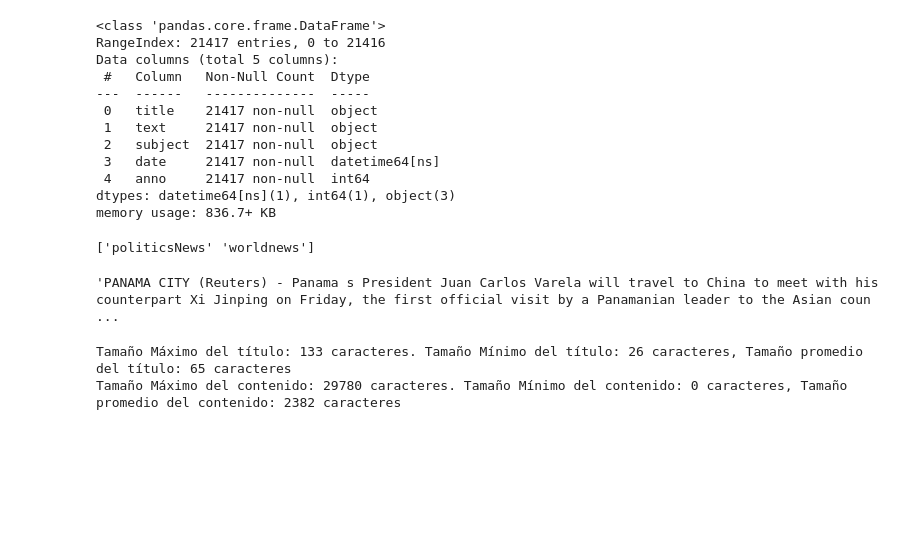
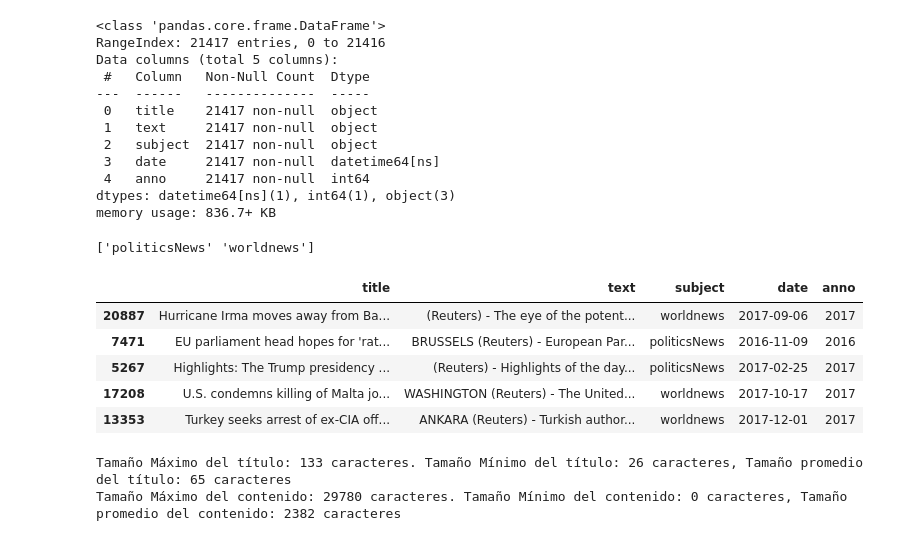
Before and after one commit to mkruiz/ProyectoUNAL, a Jupyter notebook: scripts/eda/eda.ipynb, the cells around one changed output. Saved outputs shown, nothing was run; the diff lists cells and outputs as text; code cells hidden in the pictures; blank space fills up the shorter version.

```diff
--- a/scripts/eda/eda.ipynb
+++ b/scripts/eda/eda.ipynb
@@ -100,11 +102,16 @@ dfg=news_true.groupby('subject').count().reset_index()
 fig = px.bar(dfg, x='subject', y = 'title', title = 'Número de noticias reales por tópico', color = 'title', barmode = 'stack',
               labels={'subject':'Tópico de la noticia','title':'Número de noticias'})
 fig.show()
-# %%
-# Ejemplo del contenido de las noticias tanto en el título como en el texto
-news_true.iloc[15001, 1]
-# %% [output]
-'PANAMA CITY (Reuters) - Panama s President Juan Carlos Varela will travel to China to meet with his counterpart Xi Jinping on Friday, the first official visit by a Panamanian leader to the Asian coun ...
+# %%
+# Ejemplo aleatorio de 5 noticias reales y del contenido que ofrece el dataset
+news_true.sample(5)
+# %% [output]
+|  | title | text | subject | date | anno |
+| 20887 | Hurricane Irma moves away from Ba... | (Reuters) - The eye of the potent... | worldnews | 2017-09-06 | 2017 |
+| 7471 | EU parliament head hopes for 'rat... | BRUSSELS (Reuters) - European Par... | politicsNews | 2016-11-09 | 2016 |
+| 5267 | Highlights: The Trump presidency ... | (Reuters) - Highlights of the day... | politicsNews | 2017-02-25 | 2017 |
+| 17208 | U.S. condemns killing of Malta jo... | WASHINGTON (Reuters) - The United... | worldnews | 2017-10-17 | 2017 |
+| 13353 | Turkey seeks arrest of ex-CIA off... | ANKARA (Reuters) - Turkish author... | worldnews | 2017-12-01 | 2017 |
 # %%
 # Cálculo de la extensión del título (title) y contenido (text) de las noticias reales
 news_true['len_title'] = (news_true['title'].str.strip()).str.len()
```
Also changed, not shown: parts of 2 cells of this notebook.
